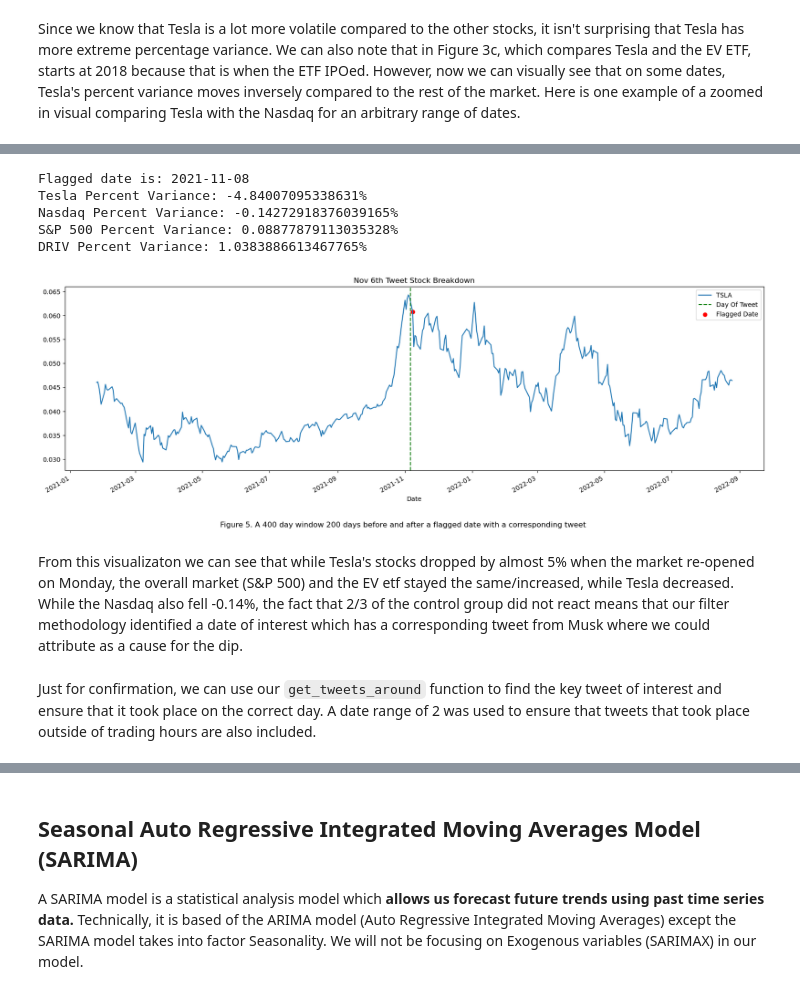
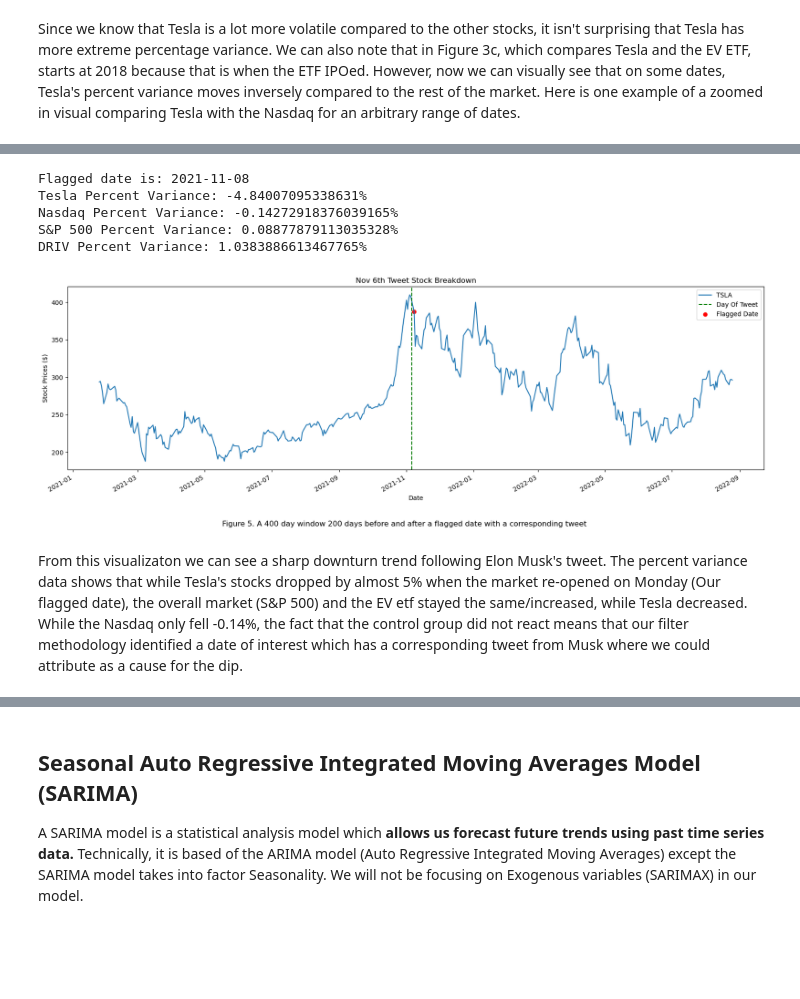
Before and after one commit to olincollege/twitter-vs-stock, a Jupyter notebook: main.ipynb, the cells around one changed output, grey strips where cells are left out. Saved outputs shown, nothing was run; the diff lists cells and outputs as text; code cells hidden in the pictures; blank space fills up the shorter version.

```diff
--- a/main.ipynb
+++ b/main.ipynb
@@ -486,7 +498,7 @@ for i in range(1, len(combined_varframe)):
 #The actual final dates when the percent variance is
 for index, row in combined_varframe.iterrows():
 
-    if round(row['TSLA'], 2) < -0.02 and all([round(row[str(stock.get_ticker())],2)>=0 for stock in market_list[1:]]):
+    if round(row['TSLA'], 2) < -2 and all([round(row[str(stock.get_ticker())],2)>=-0.4 for stock in market_list[1:]]):
         filtered_dates.append(str(index)[0:10])
 
 ranked_years ={"2014":0, "2015":0, "2016":0, "2017":0, "2018":0, "2019":0, "2020":0, "2021":0, "2022":0, "2023":0}
@@ -502,7 +514,7 @@ From this, we can see that the top 3 years that Tesla's stocks were the most vol
 # %%
 final_dates =[]
 final_dates_before=[]
-final_years = ["2018", "2019", "2021"]
+final_years = ["2018", "2019", "2020", "2021"]
 for date in filtered_dates:
     for year in final_years:
         if date[0:4] == year:
@@ -513,4 +525,4 @@ for date in filtered_dates_before:
         if date[0:4] == year:
             final_dates_before.append(date)
 
-#print(final_dates)  #Uncomment to see all the final_dates from 218, 2019, and 2021
+print(final_dates)  #Uncomment to see all the final_dates from 2018, 2019, and 2021
@@ -525,8 +539,8 @@ ranked = {k: v for k, v in sorted(ranked_dates.items(), key=lambda item: item[1]
 
 
 #This is the final list of the top percent variance decreases dates in order.
-ranked_dates_only = list(ranked)[0:20]
+ranked_dates_only = list(ranked)
 
 for key in ranked_dates_only:
-    print(f"Date: {key} Percent Variance {ranked[key]}")
+    print(f"Date: {key} Percent Variance: {ranked[key]}%")
 # %% [output]
@@ -570,38 +659,34 @@ On Saturday (Nov. 6th, 2021), Elon Musk made a Twitter poll saying: "Much is mad
 # %%
-interesting_date =ranked_dates_only[15]
-
 print(f"Flagged date is: {interesting_date}")
 print(f"Tesla Percent Variance: {tesla.get_variance_data()[interesting_date] * 100}%")
 print(f"Nasdaq Percent Variance: {nasdaq.get_variance_data()[interesting_date] * 100}%")
 print(f"S&P 500 Percent Variance: {sp500.get_variance_data()[interesting_date] * 100}%")
 print(f"DRIV Percent Variance: {ev_etf.get_variance_data()[interesting_date] * 100}%")
 
 
 
 
 fig, axes = plt.subplots(1, 1, figsize=(20,6))
 
 date_range =200
-tesla_ranged = tesla.get_range_date(interesting_date,range_date=date_range, type="normalized")
+tesla_ranged = tesla.get_range_date(interesting_date,range_date=date_range)
 tesla_ranged.plot(label=tesla.get_ticker())
 plt.axvline(x="2021-11-06", linestyle='--',color="g", label="Day Of Tweet")
 
-plt.scatter(x='2021-11-08',y=0.060765 , color="red", label="Flagged Date")
+plt.scatter(x='2021-11-08',y=tesla.get_stock_data()[interesting_date] , color="red", label="Flagged Date")
 plt.title("Nov 6th Tweet Stock Breakdown")
 plt.legend()
-
+plt.ylabel("Stock Prices ($)")
 caption="Figure 5. A 400 day window 200 days before and after a flagged date with a corresponding tweet"
 plt.figtext(0.5, -0.01, caption, wrap=True, horizontalalignment='center', fontsize=12)
 
 plt.show()
 # %% [output]
 Flagged date is: 2021-11-08
 Tesla Percent Variance: -4.84007095338631%
 Nasdaq Percent Variance: -0.14272918376039165%
 S&P 500 Percent Variance: 0.08877879113035328%
 DRIV Percent Variance: 1.0383886613467765%
-[figure, old version]
+[figure, new version]
 # %% [markdown]
-From this visualizaton we can see that while Tesla's stocks dropped by almost 5% when the market re-opened on Monday, the overall market (S&P 500) and the EV etf stayed the same/increased, while Tesla decreased. While the Nasdaq also fell -0.14%, the fact that 2/3 of the control group did not react means that our filter methodology identified a date of interest which has a corresponding tweet from Musk where we could attribute as a cause for the dip.
+From this visualizaton we can see a sharp downturn trend following Elon Musk's tweet. The  percent variance data shows that while Tesla's stocks dropped by almost 5% when the market re-opened on Monday (Our flagged date), the overall market (S&P 500) and the EV etf stayed the same/increased, while Tesla decreased. While the Nasdaq only fell -0.14%, the fact that the control group did not react means that our filter methodology identified a date of interest which has a corresponding tweet from Musk where we could attribute as a cause for the dip.
-# %% [markdown]
-Just for confirmation, we can use our `get_tweets_around` function to find the key tweet of interest and ensure that it took place on the correct day. A date range of 2 was used to ensure that tweets that took place outside of trading hours are also included.
```
Also changed, not shown: parts of 41 cells of this notebook, 1 other file.
